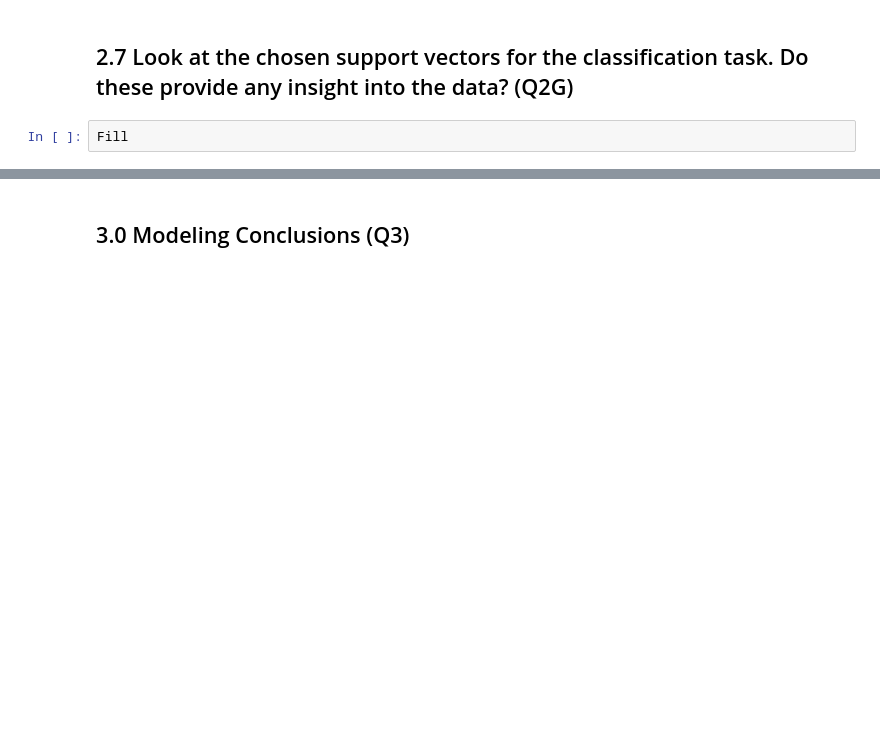
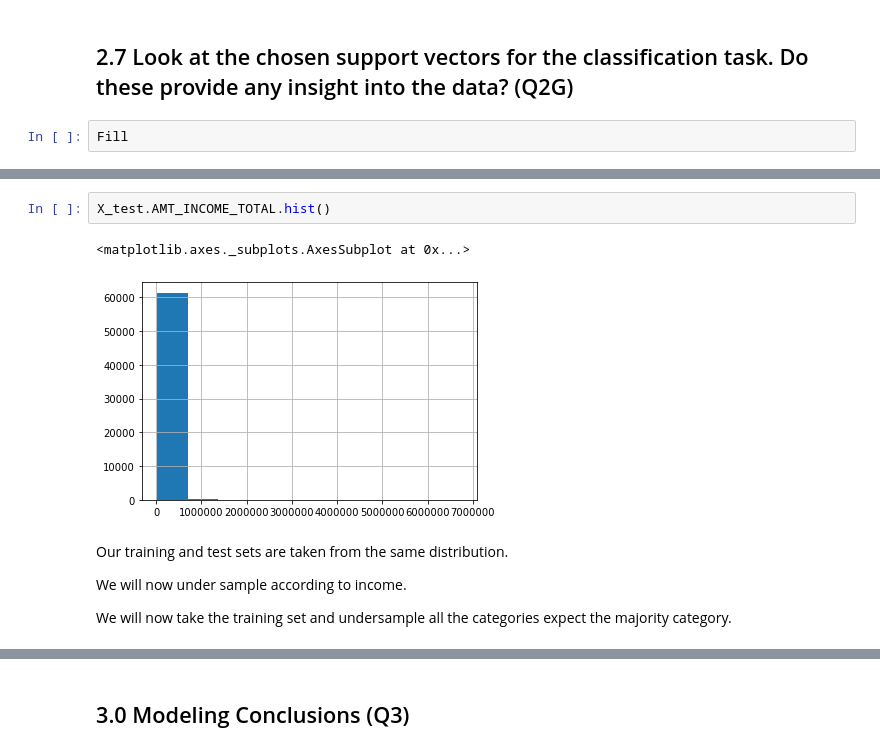
Before and after one commit to sjmiller8182/home-credit-default-risk, a Jupyter notebook: MiniLab_Logistic_Regression_and_SVM-DM.ipynb, the cells around one changed output, grey strips where cells are left out. Drawn from its saved outputs; the diff is of its cells as text; blank space fills up the shorter version.

```diff
--- a/MiniLab_Logistic_Regression_and_SVM-DM.ipynb
+++ b/MiniLab_Logistic_Regression_and_SVM-DM.ipynb
@@ -332,0 +401,11 @@ Fill
+# %%
+X_test.AMT_INCOME_TOTAL.hist()
+# %% [output]
+<matplotlib.axes._subplots.AxesSubplot at 0x...>
+[figure, added]
+# %% [markdown]
+Our training and test sets are taken from the same distribution.
+
+We will now under sample according to income.
+
+We will now take the training set and undersample all the categories expect the majority category.
```
Also changed, not shown: parts of 18 cells of this notebook.
